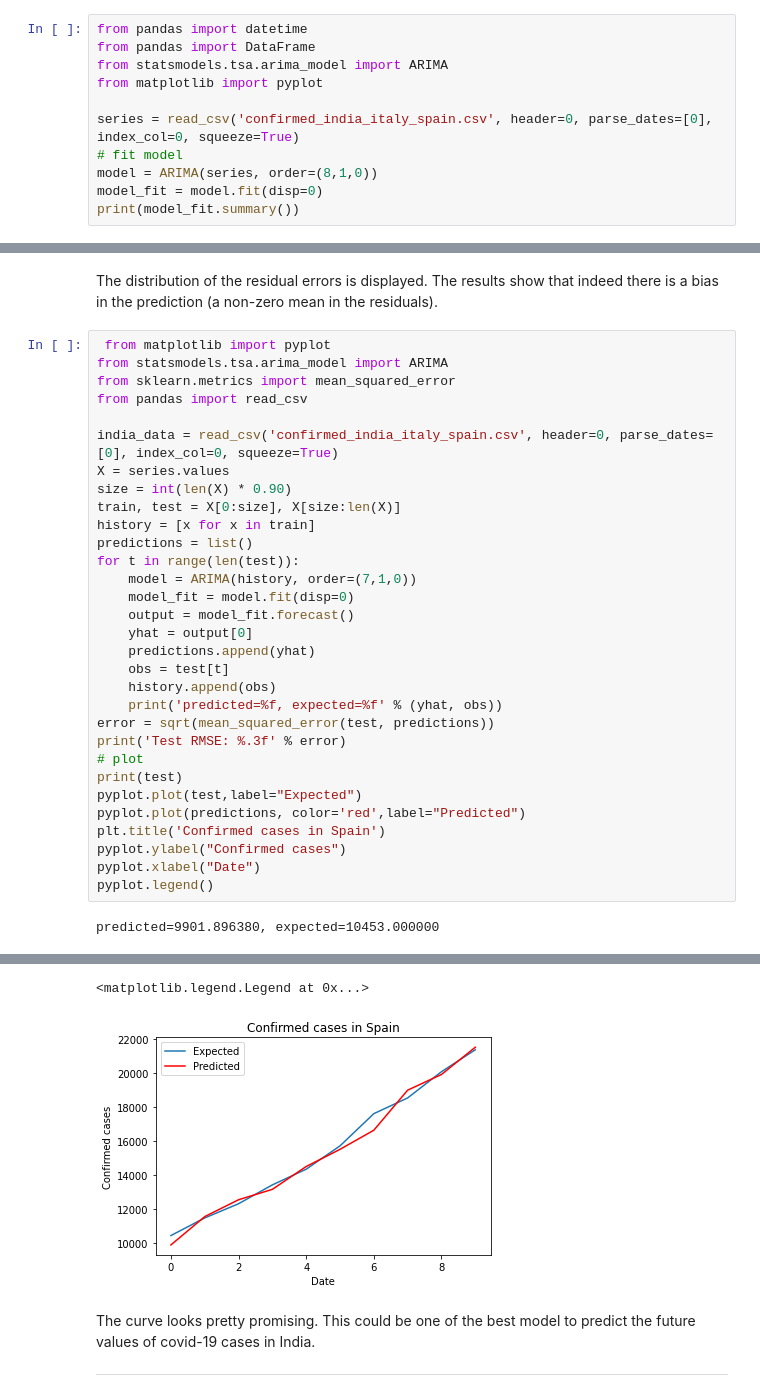
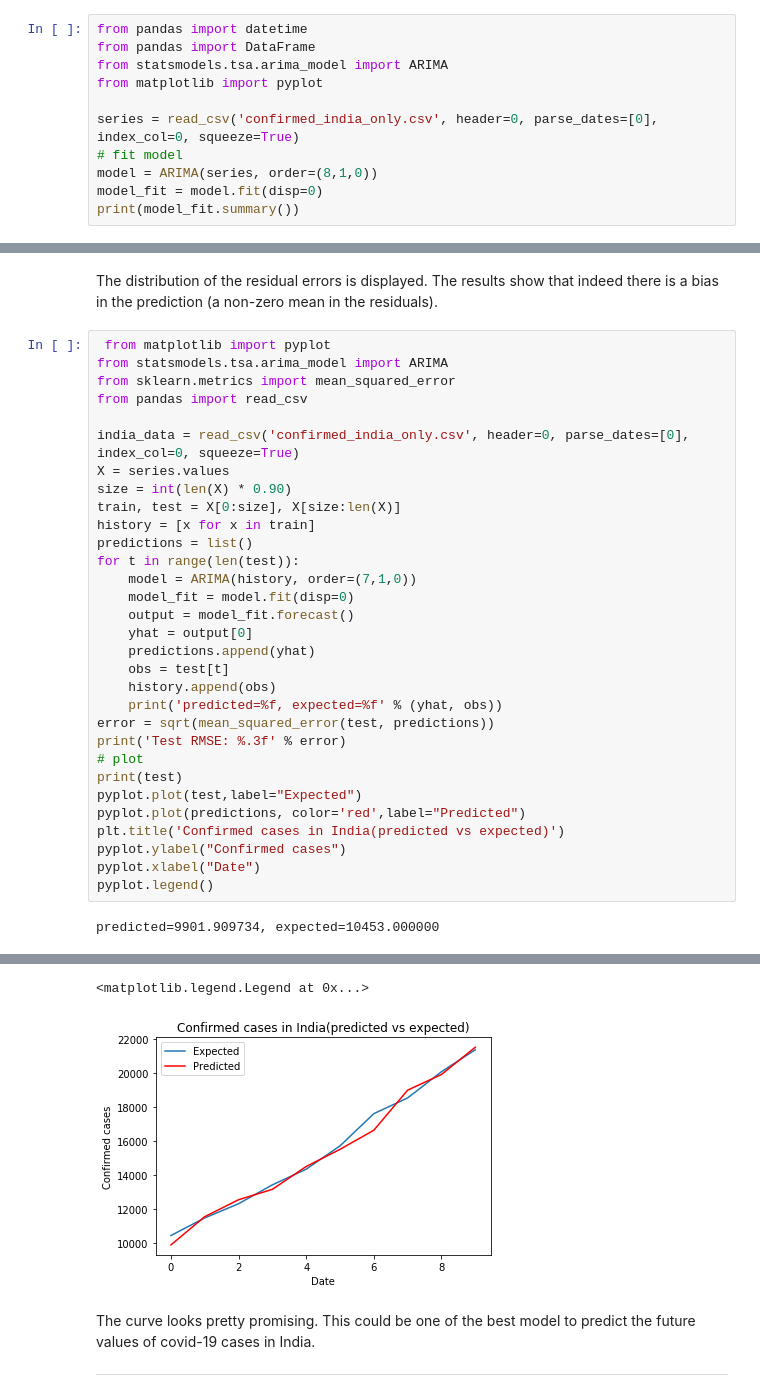
Before and after one commit to pranayfating/Covid-19-visualization-and-predictiom, a Jupyter notebook: Covid-19_prediction_in_India.ipynb, the cells around one changed output, grey strips where cells are left out. Drawn from its saved outputs; the diff is of its cells as text.

```diff
--- a/Covid-19_prediction_in_India.ipynb
+++ b/Covid-19_prediction_in_India.ipynb
@@ -410,7 +419,7 @@ from pandas import DataFrame
 from statsmodels.tsa.arima_model import ARIMA
 from matplotlib import pyplot
 
-series = read_csv('confirmed_india_italy_spain.csv', header=0, parse_dates=[0], index_col=0, squeeze=True)
+series = read_csv('confirmed_india_only.csv', header=0, parse_dates=[0], index_col=0, squeeze=True)
 # fit model
 model = ARIMA(series, order=(8,1,0))
 model_fit = model.fit(disp=0)
@@ -464,7 +473,7 @@ from statsmodels.tsa.arima_model import ARIMA
 from sklearn.metrics import mean_squared_error
 from pandas import read_csv
 
-india_data = read_csv('confirmed_india_italy_spain.csv', header=0, parse_dates=[0], index_col=0, squeeze=True)
+india_data = read_csv('confirmed_india_only.csv', header=0, parse_dates=[0], index_col=0, squeeze=True)
 X = series.values
 size = int(len(X) * 0.90)
 train, test = X[0:size], X[size:len(X)]
@@ -485,9 +494,9 @@ print('Test RMSE: %.3f' % error)
 print(test)
 pyplot.plot(test,label="Expected")
 pyplot.plot(predictions, color='red',label="Predicted")
-plt.title('Confirmed cases in Spain')
+plt.title('Confirmed cases in India(predicted vs expected)')
 pyplot.ylabel("Confirmed cases")
 pyplot.xlabel("Date")
 pyplot.legend()
 # %% [output]
-predicted=9901.896380, expected=10453.000000
+predicted=9901.909734, expected=10453.000000
@@ -504,6 +513,6 @@ Test RMSE: 412.881
 [10453 11487 12322 13430 14352 15722 17615 18539 20080 21370]
 <matplotlib.legend.Legend at 0x...>
-[figure, old version]
+[figure, new version]
 # %% [markdown]
 The curve looks pretty promising.
 This could be one of the best model to predict the future values of covid-19 cases in India.
```
Also changed, not shown: parts of 16 cells of this notebook.
